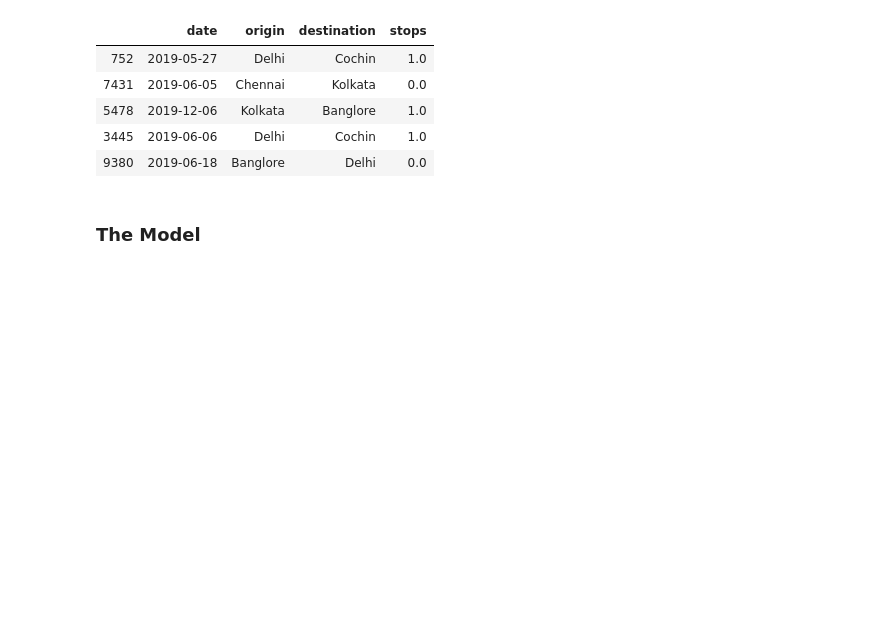
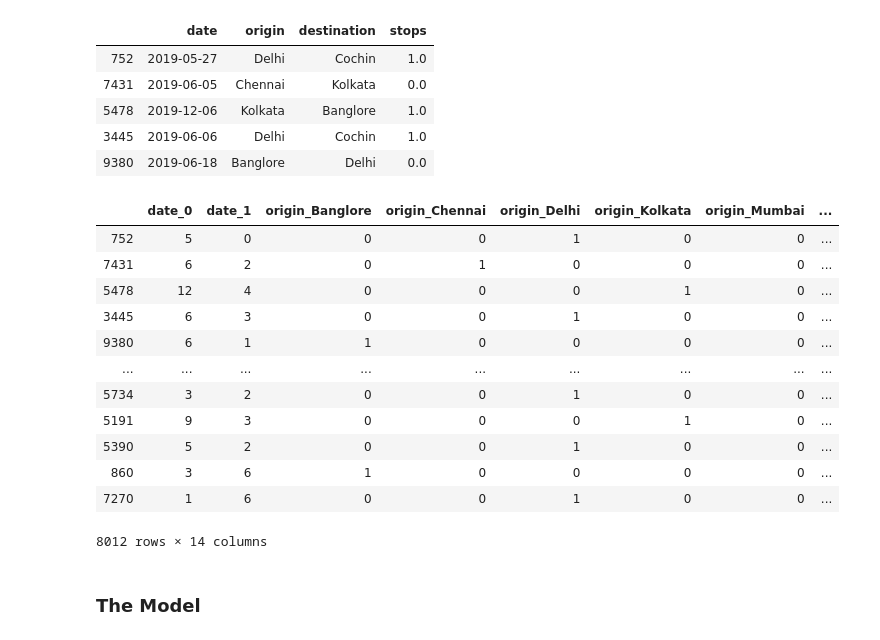
Before and after one commit to maxhumber/MVML, a Jupyter notebook: 01-model.ipynb, the cells around one changed output. Saved outputs shown, nothing was run; the diff lists cells and outputs as text; code cells hidden in the pictures; blank space fills up the shorter version.

```diff
--- a/01-model.ipynb
+++ b/01-model.ipynb
@@ -154,6 +197,22 @@ mapper = DataFrameMapper([
 ], df_out=True)
 # %%
 Z_train = mapper.fit_transform(X_train)
+# %%
+Z_train
+# %% [output]
+|  | date_0 | date_1 | origin_Banglore | origin_Chennai | origin_Delhi | origin_Kolkata | origin_Mumbai | ... |
+| 752 | 5 | 0 | 0 | 0 | 1 | 0 | 0 | ... |
+| 7431 | 6 | 2 | 0 | 1 | 0 | 0 | 0 | ... |
+| 5478 | 12 | 4 | 0 | 0 | 0 | 1 | 0 | ... |
+| 3445 | 6 | 3 | 0 | 0 | 1 | 0 | 0 | ... |
+| 9380 | 6 | 1 | 1 | 0 | 0 | 0 | 0 | ... |
+| ... | ... | ... | ... | ... | ... | ... | ... | ... |
+| 5734 | 3 | 2 | 0 | 0 | 1 | 0 | 0 | ... |
+| 5191 | 9 | 3 | 0 | 0 | 0 | 1 | 0 | ... |
+| 5390 | 5 | 2 | 0 | 0 | 1 | 0 | 0 | ... |
+| 860 | 3 | 6 | 1 | 0 | 0 | 0 | 0 | ... |
+| 7270 | 1 | 6 | 0 | 0 | 1 | 0 | 0 | ... |
+8012 rows × 14 columns
 # %%
 Z_test = mapper.transform(X_test)
 # %% [markdown]
```
Also changed, not shown: parts of 9 cells of this notebook, 6 other files.
